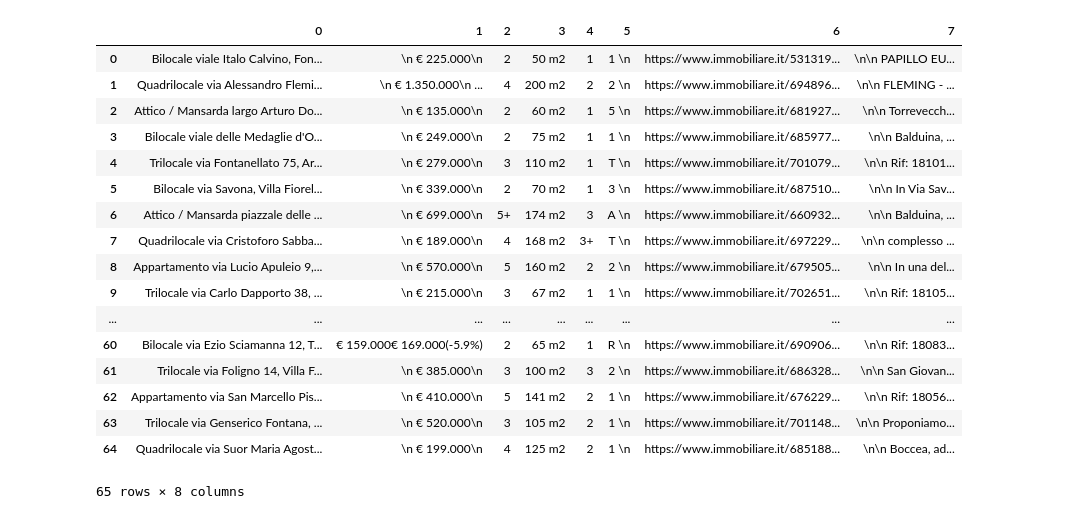
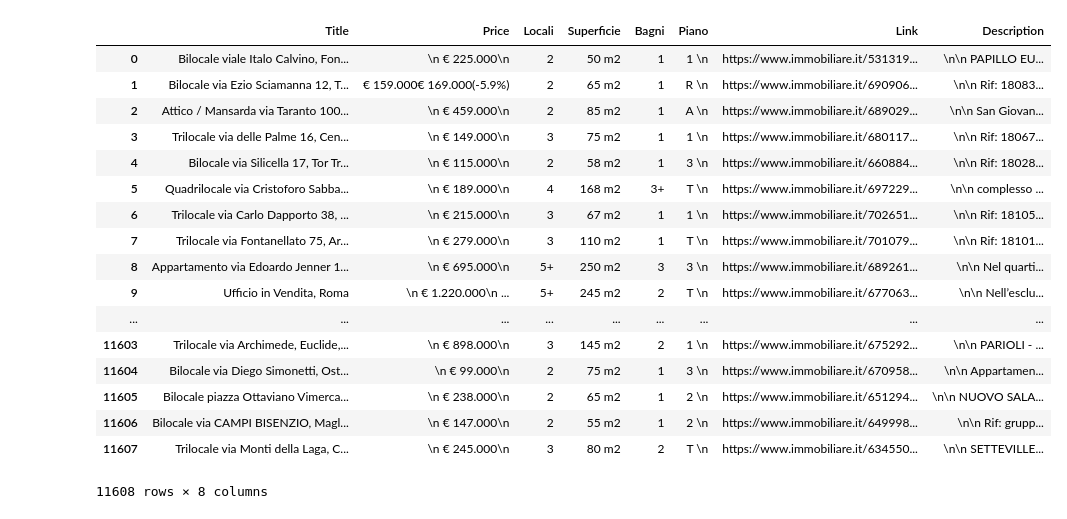
Before and after one commit to ihassantariq/grp1-hw4, a Jupyter notebook: Hw4-1.ipynb, the cells around one changed output. Saved outputs shown, nothing was run; the diff lists cells and outputs as text; code cells hidden in the pictures.

```diff
--- a/Hw4-1.ipynb
+++ b/Hw4-1.ipynb
@@ -56,10 +77,10 @@ NameError: name 'info_matrix' is not defined
 # %%
-A = page_scrapping('https://www.immobiliare.it/vendita-case/roma/?criterio=rilevanza&pag=1')
-matrix = np.array([np.array(xi) for xi in A])
-
-for i in range(2, 450):
-    A = page_scrapping('https://www.immobiliare.it/vendita-case/roma/?criterio=rilevanza&pag=' + str(i))
-    newMatrix = np.array([np.array(xi) for xi in A])
-    print("Page data downloaded: " + str(i))
-    matrix = np.concatenate((matrix, newMatrix), axis = 0)
+for i in range(2, 600):
+    try:
+        A = page_scrapping('https://www.immobiliare.it/vendita-case/roma/?criterio=rilevanza&pag=' + str(i))
+        newMatrix = np.array([np.array(xi) for xi in A])
+        print('Download' + str(i))
+        matrix = np.concatenate((matrix, newMatrix), axis = 0)
+    except:
+        continue
 # %% [output]
@@ -83,23 +104,24 @@ Page data downloaded: 51
 # %%
 df= pd.DataFrame(matrix)
+df.columns = ['Title', 'Price', 'Locali', 'Superficie', 'Bagni', 'Piano', 'Link', 'Description']
 df
 # %% [output]
-|  | 0 | 1 | 2 | 3 | 4 | 5 | 6 | 7 |
+|  | Title | Price | Locali | Superficie | Bagni | Piano | Link | Description |
 | 0 | Bilocale viale Italo Calvino, Fon... | \n € 225.000\n | 2 | 50 m2 | 1 | 1 \n | https://www.immobiliare.it/531319... | \n\n PAPILLO EU... |
-| 1 | Quadrilocale via Alessandro Flemi... | \n € 1.350.000\n ... | 4 | 200 m2 | 2 | 2 \n | https://www.immobiliare.it/694896... | \n\n FLEMING - ... |
-| 2 | Attico / Mansarda largo Arturo Do... | \n € 135.000\n | 2 | 60 m2 | 1 | 5 \n | https://www.immobiliare.it/681927... | \n\n Torrevecch... |
-| 3 | Bilocale viale delle Medaglie d'O... | \n € 249.000\n | 2 | 75 m2 | 1 | 1 \n | https://www.immobiliare.it/685977... | \n\n Balduina, ... |
-| 4 | Trilocale via Fontanellato 75, Ar... | \n € 279.000\n | 3 | 110 m2 | 1 | T \n | https://www.immobiliare.it/701079... | \n\n Rif: 18101... |
-| 5 | Bilocale via Savona, Villa Fiorel... | \n € 339.000\n | 2 | 70 m2 | 1 | 3 \n | https://www.immobiliare.it/687510... | \n\n In Via Sav... |
-| 6 | Attico / Mansarda piazzale delle ... | \n € 699.000\n | 5+ | 174 m2 | 3 | A \n | https://www.immobiliare.it/660932... | \n\n Balduina, ... |
-| 7 | Quadrilocale via Cristoforo Sabba... | \n € 189.000\n | 4 | 168 m2 | 3+ | T \n | https://www.immobiliare.it/697229... | \n\n complesso ... |
-| 8 | Appartamento via Lucio Apuleio 9,... | \n € 570.000\n | 5 | 160 m2 | 2 | 2 \n | https://www.immobiliare.it/679505... | \n\n In una del... |
-| 9 | Trilocale via Carlo Dapporto 38, ... | \n € 215.000\n | 3 | 67 m2 | 1 | 1 \n | https://www.immobiliare.it/702651... | \n\n Rif: 18105... |
+| 1 | Bilocale via Ezio Sciamanna 12, T... | € 159.000€ 169.000(-5.9%) | 2 | 65 m2 | 1 | R \n | https://www.immobiliare.it/690906... | \n\n Rif: 18083... |
+| 2 | Attico / Mansarda via Taranto 100... | \n € 459.000\n | 2 | 85 m2 | 1 | A \n | https://www.immobiliare.it/689029... | \n\n San Giovan... |
+| 3 | Trilocale via delle Palme 16, Cen... | \n € 149.000\n | 3 | 75 m2 | 1 | 1 \n | https://www.immobiliare.it/680117... | \n\n Rif: 18067... |
+| 4 | Bilocale via Silicella 17, Tor Tr... | \n € 115.000\n | 2 | 58 m2 | 1 | 3 \n | https://www.immobiliare.it/660884... | \n\n Rif: 18028... |
+| 5 | Quadrilocale via Cristoforo Sabba... | \n € 189.000\n | 4 | 168 m2 | 3+ | T \n | https://www.immobiliare.it/697229... | \n\n complesso ... |
+| 6 | Trilocale via Carlo Dapporto 38, ... | \n € 215.000\n | 3 | 67 m2 | 1 | 1 \n | https://www.immobiliare.it/702651... | \n\n Rif: 18105... |
+| 7 | Trilocale via Fontanellato 75, Ar... | \n € 279.000\n | 3 | 110 m2 | 1 | T \n | https://www.immobiliare.it/701079... | \n\n Rif: 18101... |
+| 8 | Appartamento via Edoardo Jenner 1... | \n € 695.000\n | 5+ | 250 m2 | 3 | 3 \n | https://www.immobiliare.it/689261... | \n\n Nel quarti... |
+| 9 | Ufficio in Vendita, Roma | \n € 1.220.000\n ... | 5+ | 245 m2 | 2 | T \n | https://www.immobiliare.it/677063... | \n\n Nell’esclu... |
 | ... | ... | ... | ... | ... | ... | ... | ... | ... |
-| 60 | Bilocale via Ezio Sciamanna 12, T... | € 159.000€ 169.000(-5.9%) | 2 | 65 m2 | 1 | R \n | https://www.immobiliare.it/690906... | \n\n Rif: 18083... |
-| 61 | Trilocale via Foligno 14, Villa F... | \n € 385.000\n | 3 | 100 m2 | 3 | 2 \n | https://www.immobiliare.it/686328... | \n\n San Giovan... |
-| 62 | Appartamento via San Marcello Pis... | \n € 410.000\n | 5 | 141 m2 | 2 | 1 \n | https://www.immobiliare.it/676229... | \n\n Rif: 18056... |
-| 63 | Trilocale via Genserico Fontana, ... | \n € 520.000\n | 3 | 105 m2 | 2 | 1 \n | https://www.immobiliare.it/701148... | \n\n Proponiamo... |
-| 64 | Quadrilocale via Suor Maria Agost... | \n € 199.000\n | 4 | 125 m2 | 2 | 1 \n | https://www.immobiliare.it/685188... | \n\n Boccea, ad... |
+| 11603 | Trilocale via Archimede, Euclide,... | \n € 898.000\n | 3 | 145 m2 | 2 | 1 \n | https://www.immobiliare.it/675292... | \n\n PARIOLI - ... |
+| 11604 | Bilocale via Diego Simonetti, Ost... | \n € 99.000\n | 2 | 75 m2 | 1 | 3 \n | https://www.immobiliare.it/670958... | \n\n Appartamen... |
+| 11605 | Bilocale piazza Ottaviano Vimerca... | \n € 238.000\n | 2 | 65 m2 | 1 | 2 \n | https://www.immobiliare.it/651294... | \n\n NUOVO SALA... |
+| 11606 | Bilocale via CAMPI BISENZIO, Magl... | \n € 147.000\n | 2 | 55 m2 | 1 | 2 \n | https://www.immobiliare.it/649998... | \n\n Rif: grupp... |
+| 11607 | Trilocale via Monti della Laga, C... | \n € 245.000\n | 3 | 80 m2 | 2 | T \n | https://www.immobiliare.it/634550... | \n\n SETTEVILLE... |
-65 rows × 8 columns
+11608 rows × 8 columns
 # %%
```
Also changed, not shown: parts of 11 cells of this notebook, 1 other file.
